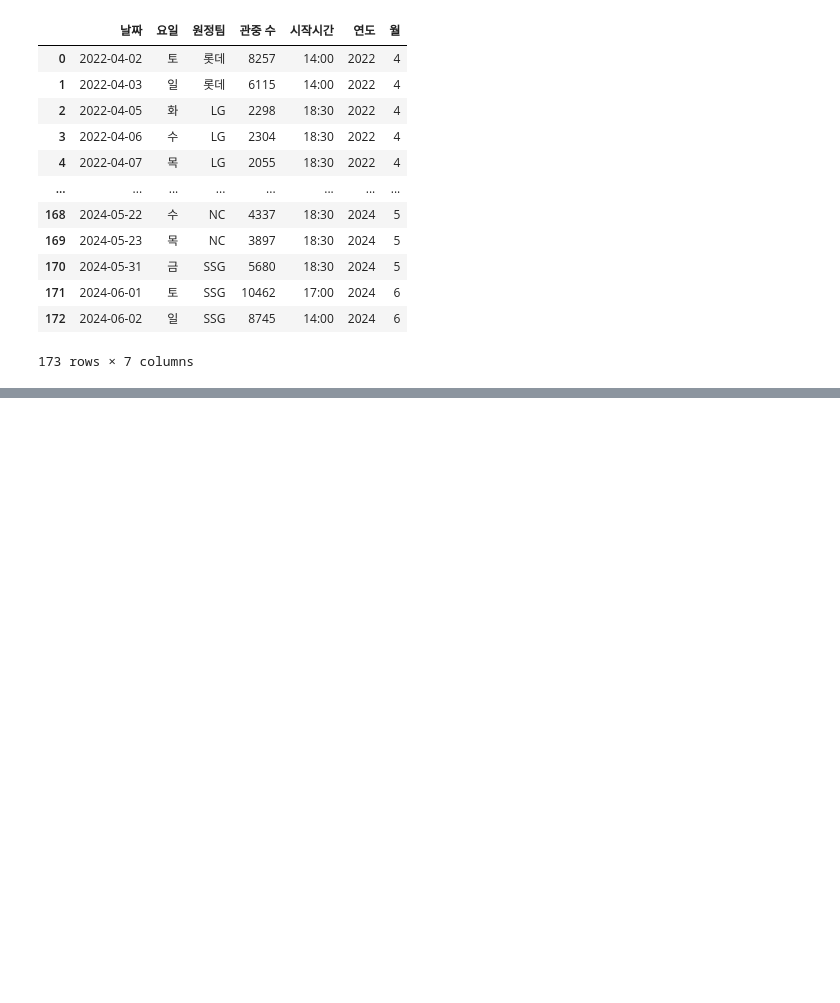
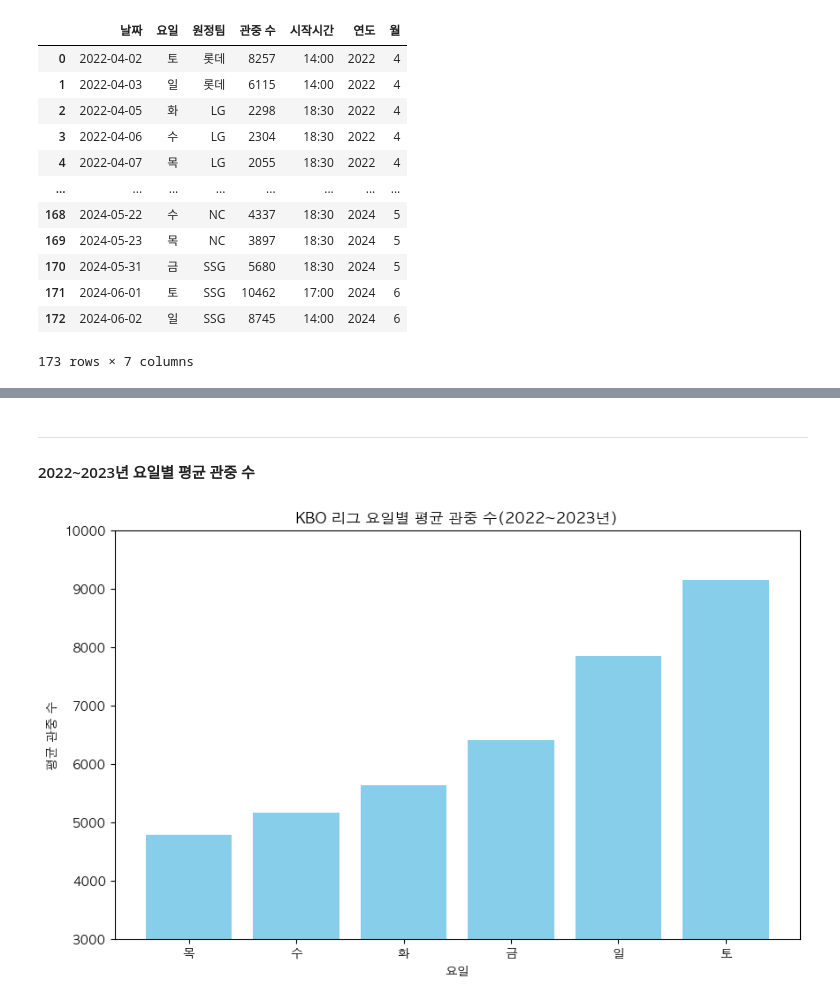
Before and after one commit to PythonProjectGroup02/KBC, a Jupyter notebook: Python/kiwoom_baseballpark_analisys.ipynb, the cells around one changed output, grey strips where cells are left out. Drawn from its saved outputs; the diff is of its cells as text; code cells hidden in the pictures; blank space fills up the shorter version.

```diff
--- a/Python/kiwoom_baseballpark_analisys.ipynb
+++ b/Python/kiwoom_baseballpark_analisys.ipynb
@@ -158,23 +157,3 @@ kiwoom
 | 171 | 2024-06-01 | 토 | SSG | 10462 | 17:00 | 2024 | 6 |
 | 172 | 2024-06-02 | 일 | SSG | 8745 | 14:00 | 2024 | 6 |
 173 rows × 7 columns
-# %%
-# '요일' 열을 One-Hot Encoding으로 변환.
-day_of_week_encoding = pd.get_dummies(kiwoom['요일'], drop_first=True)
-kiwoom = kiwoom.join(day_of_week_encoding)
-# '원정팀' 열을 One-Hot Encoding으로 변환.
-away_encoding = pd.get_dummies(kiwoom['원정팀'], drop_first=True)
-kiwoom = kiwoom.join(away_encoding)
-# '시작시간' 열을 One-Hot Encoding으로 변환.
-start_time_encoding = pd.get_dummies(kiwoom['시작시간'], drop_first=True)
-kiwoom = kiwoom.join(start_time_encoding)
-# '연도' 열을 One-Hot Encoding으로 변환.
-year_encoding = pd.get_dummies(kiwoom['연도'], drop_first=True)
-kiwoom = kiwoom.join(year_encoding)
-# '연도' 열을 One-Hot Encoding으로 변환.
-month_encoding = pd.get_dummies(kiwoom['월'], drop_first=True)
-kiwoom = kiwoom.join(month_encoding)
-# %%
-# One-Hot Encoding 부분을 boolean에서 int로 변환
-kiwoom.iloc[:,7:] = kiwoom.iloc[:,7:].astype('int')
-kiwoom
@@ -302,0 +188,24 @@ print("정확도율:", mape.round(0), "%")
+# %%
+# 2022~2023년 데이터와 2024년 데이터 분리
+kiwoom_2022_2023 = kiwoom[(kiwoom['연도'] == 2022) | (kiwoom['연도'] == 2023)]
+kiwoom_2024 = kiwoom[kiwoom['연도'] == 2024]
+kiwoom_2024 = kiwoom_2024.reset_index(drop=True)
+# %% [markdown]
+----
+#### 2022~2023년 요일별 평균 관중 수
+# %%
+# 데이터 불러오기 (kiwoom_2022_2023 DataFrame)
+data = kiwoom_2022_2023.groupby('요일')['관중 수'].mean().sort_values()
+
+# 막대 그래프 생성
+plt.figure(figsize=(10, 6))
+plt.bar(data.index, data.values, color='skyblue')  # 요일 이름 사용
+plt.xlabel("요일")
+plt.ylabel("평균 관중 수")
+plt.ylim(3000,10000)
+plt.title("KBO 리그 요일별 평균 관중 수(2022~2023년)")
+
+# 그래프 표시
+plt.show()
+# %% [output]
+[figure, added]
```
Also changed, not shown: parts of 113 cells of this notebook.
